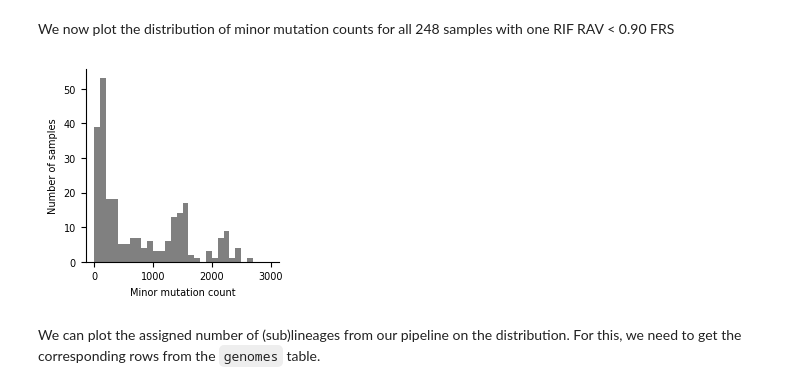
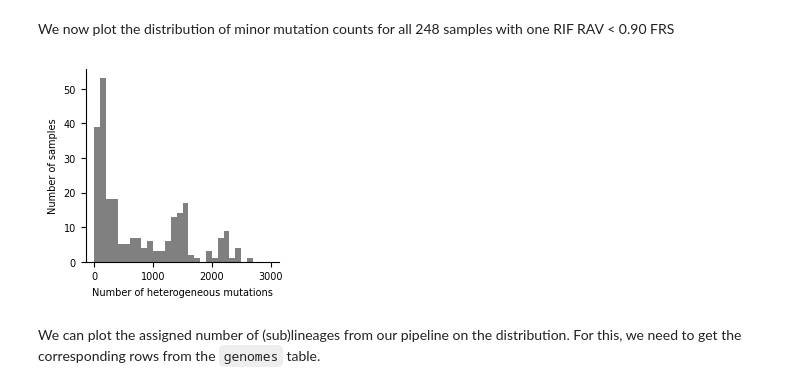
Before and after one commit to viktoria023/thesis-repository, a Jupyter notebook: tuberculosis-RNAP-subpopulations/analysis_refactored.ipynb, the cells around one changed output. Cells and saved outputs as stored; diff of their text form; code cells hidden in the pictures.

```diff
--- a/tuberculosis-RNAP-subpopulations/analysis_refactored.ipynb
+++ b/tuberculosis-RNAP-subpopulations/analysis_refactored.ipynb
@@ -1039,15 +1079,15 @@ We now plot the distribution of minor mutation counts for all 248 samples with o
 # %%
 #plot the ditribution of minor alleles in the solo rif samples
 fig, ax = plt.subplots(figsize=(2.5,2.5))
 variant_count_all.MINOR_COUNT.plot(kind='hist', bins=range(0,3100,100), color='grey', ax=ax)
-ax.set_xlabel('Minor mutation count')
+ax.set_xlabel('Number of heterogeneous mutations')
 ax.set_ylabel('Number of samples')
 ax.spines["top"].set_visible(False)
 ax.spines["right"].set_visible(False)
 
 # fig.savefig('pdf/bar-minor-allele-counts.pdf', bbox_inches='tight', transparent=True)
 # %% [output]
-[figure, old version]
+[figure, new version]
 # %% [markdown]
 We can plot the assigned number of (sub)lineages from our pipeline on the distribution. For this, we need to get the corresponding rows from the `genomes` table.
 # %%
```
Also changed, not shown: parts of 11 cells of this notebook.
